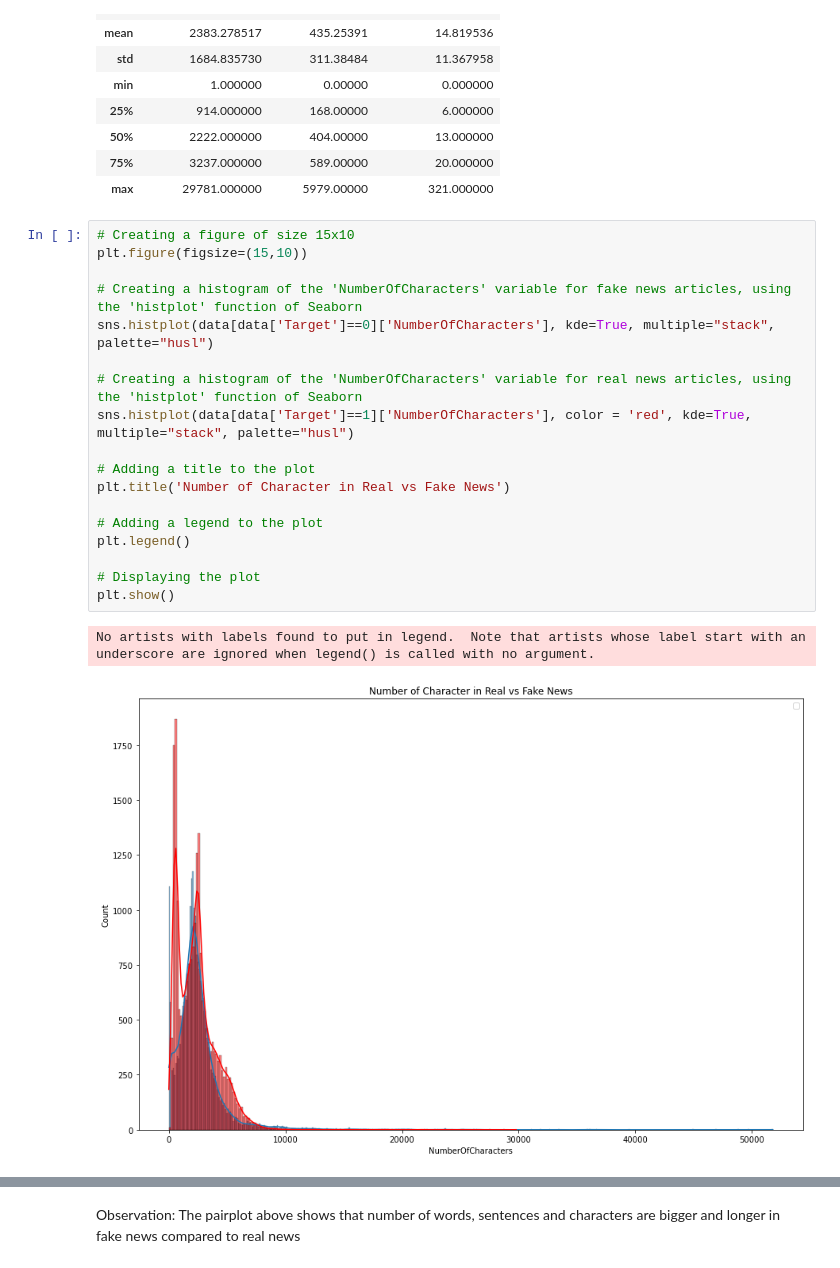
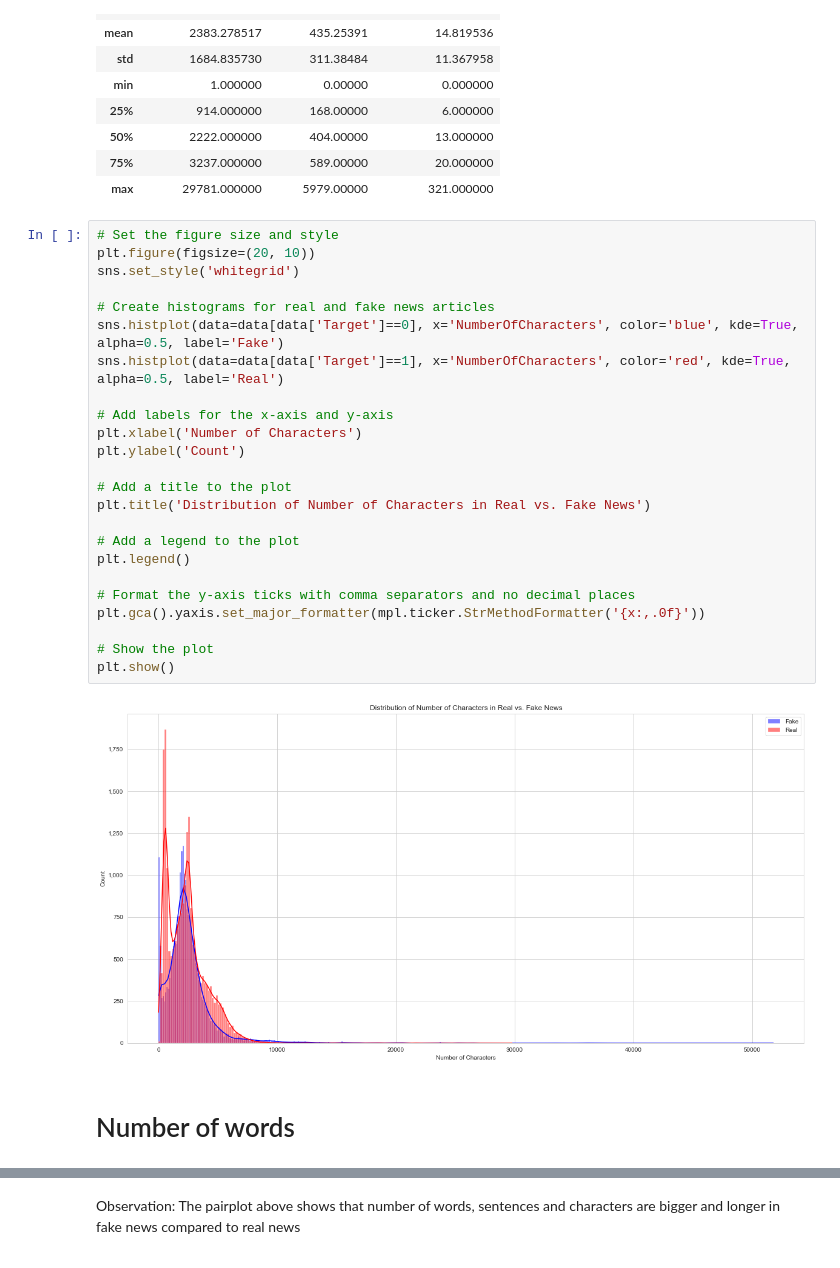
Before and after one commit to Jkhattak/FakeAndRealNews, a Jupyter notebook: main.ipynb, the cells around one changed output, grey strips where cells are left out. Drawn from its saved outputs; the diff is of its cells as text.

```diff
--- a/main.ipynb
+++ b/main.ipynb
@@ -303,24 +339,31 @@ data[data['Target'] == 1][['NumberOfCharacters', 'NumberOfWords', 'NumberOfSente
 | 75% | 3237.000000 | 589.00000 | 20.000000 |
 | max | 29781.000000 | 5979.00000 | 321.000000 |
 # %%
-# Creating a figure of size 15x10
-plt.figure(figsize=(15,10))
+# Set the figure size and style
+plt.figure(figsize=(20, 10))
+sns.set_style('whitegrid')
 
-# Creating a histogram of the 'NumberOfCharacters' variable for fake news articles, using the 'histplot' function of Seaborn
-sns.histplot(data[data['Target']==0]['NumberOfCharacters'], kde=True, multiple="stack", palette="husl")
+# Create histograms for real and fake news articles
+sns.histplot(data=data[data['Target']==0], x='NumberOfCharacters', color='blue', kde=True, alpha=0.5, label='Fake')
+sns.histplot(data=data[data['Target']==1], x='NumberOfCharacters', color='red', kde=True, alpha=0.5, label='Real')
 
-# Creating a histogram of the 'NumberOfCharacters' variable for real news articles, using the 'histplot' function of Seaborn
-sns.histplot(data[data['Target']==1]['NumberOfCharacters'], color = 'red', kde=True, multiple="stack", palette="husl")
+# Add labels for the x-axis and y-axis
+plt.xlabel('Number of Characters')
+plt.ylabel('Count')
 
-# Adding a title to the plot
-plt.title('Number of Character in Real vs Fake News')
+# Add a title to the plot
+plt.title('Distribution of Number of Characters in Real vs. Fake News')
 
-# Adding a legend to the plot
+# Add a legend to the plot
 plt.legend()
 
-# Displaying the plot
+# Format the y-axis ticks with comma separators and no decimal places
+plt.gca().yaxis.set_major_formatter(mpl.ticker.StrMethodFormatter('{x:,.0f}'))
+
+# Show the plot
 plt.show()
 # %% [output]
-No artists with labels found to put in legend.  Note that artists whose label start with an underscore are ignored when legend() is called with no argument.
-[figure, old version]
+[figure, new version]
+# %% [markdown]
+# Number of words
 # %%
```
Also changed, not shown: parts of 39 cells of this notebook.
